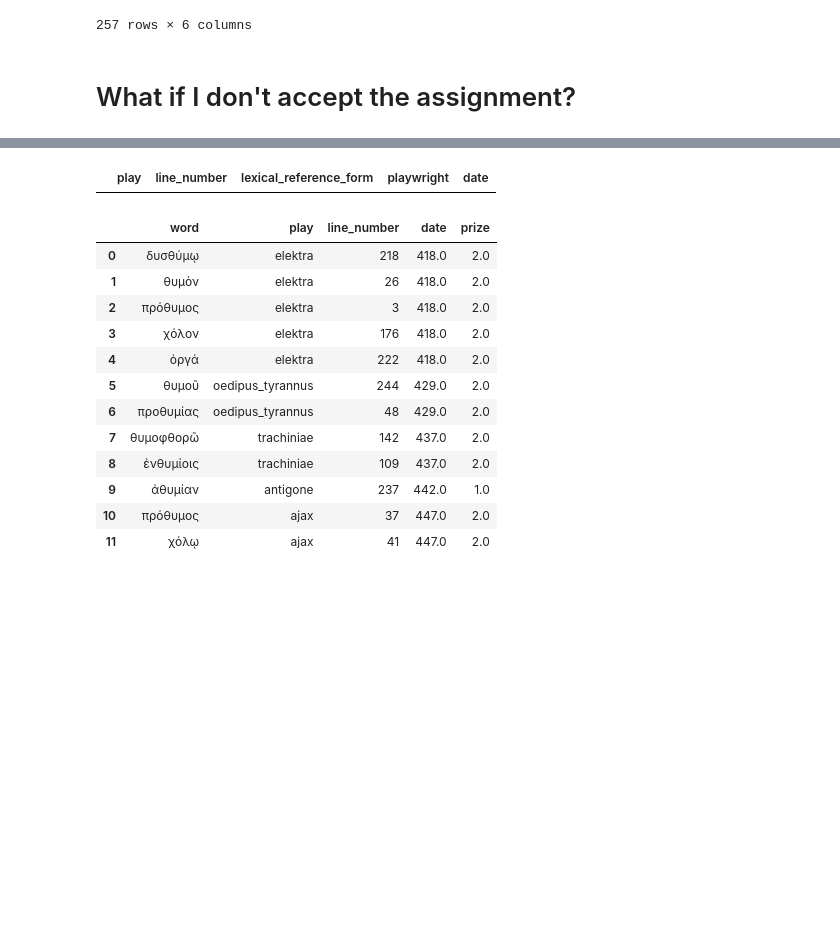
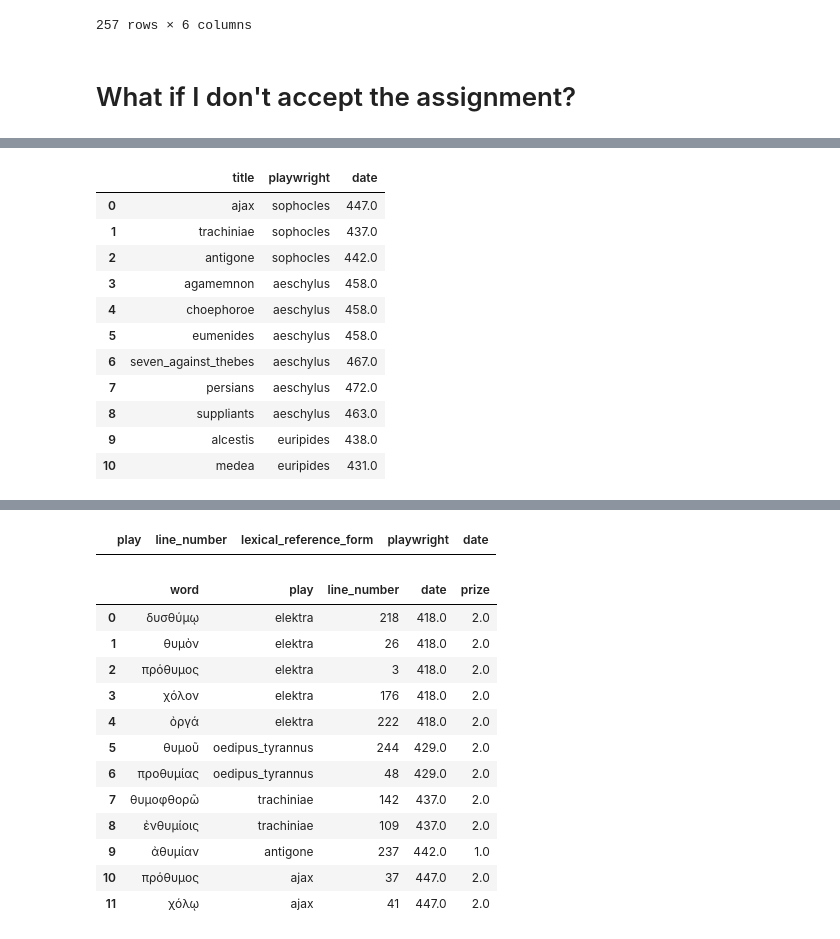
Before and after one commit to isaw-ga-3024/isaw-ga-3024.github.io, a Jupyter notebook: rebekah-rust-rebekahrust/rust_pandas-many-to-one.ipynb, the cells around one changed output, grey strips where cells are left out. Drawn from its saved outputs; the diff is of its cells as text; code cells hidden in the pictures; blank space fills up the shorter version.

```diff
--- a/rebekah-rust-rebekahrust/rust_pandas-many-to-one.ipynb
+++ b/rebekah-rust-rebekahrust/rust_pandas-many-to-one.ipynb
@@ -335,0 +314,31 @@ ORDER BY play_info.date
+# %%
+import pandas as pd
+import sqlite3
+
+conn = sqlite3.connect(':memory:')
+anger = pd.read_csv("https://raw.githubusercontent.com/isaw-ga-3024/isaw-ga-3024.github.io/master/rebekah-rust-rebekahrust/Anger%20Database.csv")
+play_info = pd.read_csv("https://raw.githubusercontent.com/isaw-ga-3024/isaw-ga-3024.github.io/master/rebekah-rust-rebekahrust/play-info.csv")
+
+anger.to_sql('anger',conn,if_exists="replace")
+play_info.to_sql('play_info',conn,if_exists="replace")
+
+#pre pelop war plays
+pd.read_sql("""SELECT DISTINCT play_info.title,play_info.playwright,play_info.date
+FROM play_info,anger
+WHERE (play_info.date>=431)
+""",conn)
+
+#I'm not sure what the following warning about spaces refers to.
+# %% [output]
+|  | title | playwright | date |
+| 0 | ajax | sophocles | 447.0 |
+| 1 | trachiniae | sophocles | 437.0 |
+| 2 | antigone | sophocles | 442.0 |
+| 3 | agamemnon | aeschylus | 458.0 |
+| 4 | choephoroe | aeschylus | 458.0 |
+| 5 | eumenides | aeschylus | 458.0 |
+| 6 | seven_against_thebes | aeschylus | 467.0 |
+| 7 | persians | aeschylus | 472.0 |
+| 8 | suppliants | aeschylus | 463.0 |
+| 9 | alcestis | euripides | 438.0 |
+| 10 | medea | euripides | 431.0 |
```
Also changed, not shown: parts of 7 cells of this notebook.
